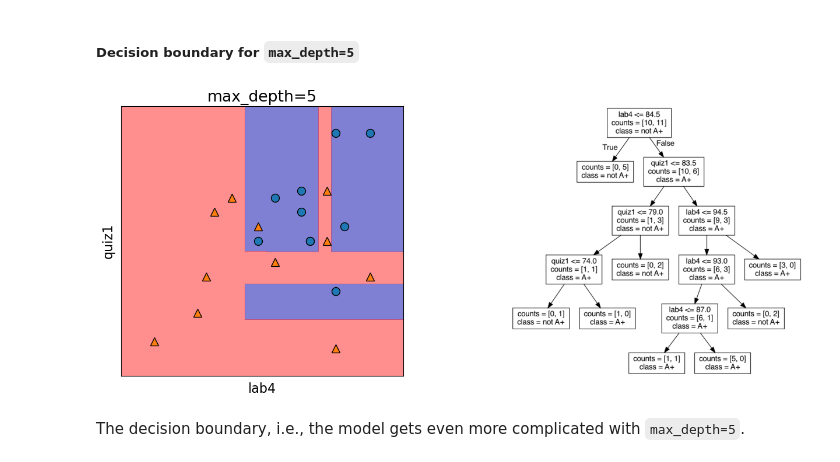
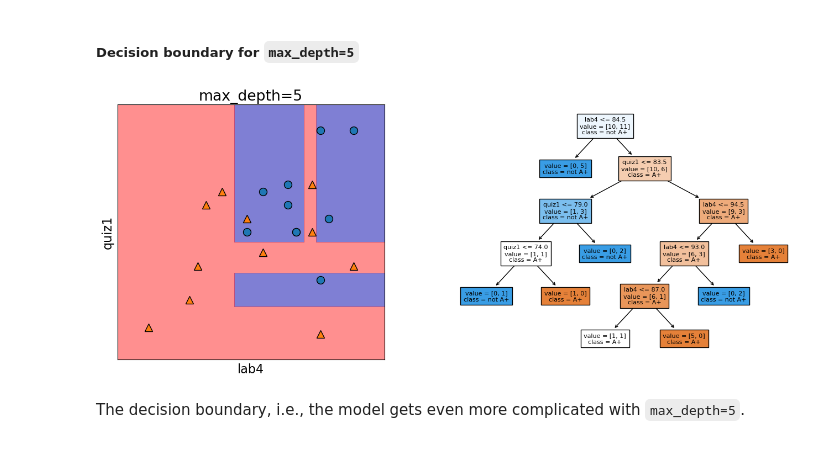
Before and after one commit to UBC-MDS/DSCI_571_sup-learn-1, a Jupyter notebook: lectures/01_terminology-baselines-decision-trees.ipynb, the cells around one changed output. Saved outputs shown, nothing was run; the diff lists cells and outputs as text; code cells hidden in the pictures.

```diff
--- a/lectures/01_terminology-baselines-decision-trees.ipynb
+++ b/lectures/01_terminology-baselines-decision-trees.ipynb
@@ -864,8 +913,8 @@ X_subset.head()
 # %%
 depth = 1  # decision stump
 model = DecisionTreeClassifier(max_depth=depth)
-model.fit(X_subset.values, y.values)
+model.fit(X_subset.values, y)
 plot_tree_decision_boundary_and_tree(
-    model, X_subset, y, x_label="lab4", y_label="quiz1"
+    model, X_subset, y, x_label="lab4", y_label="quiz1", fontsize=15
 )
 # %% [output]
@@ -877,8 +926,8 @@ In decision tree models, when we are working with only two features, the decisio
 ##### Decision boundary for `max_depth=2`
 # %%
 model = DecisionTreeClassifier(max_depth=2)
-model.fit(X_subset.values, y.values)
+model.fit(X_subset.values, y)
 plot_tree_decision_boundary_and_tree(
-    model, X_subset, y, x_label="lab4", y_label="quiz1"
+    model, X_subset, y, x_label="lab4", y_label="quiz1", fontsize=12
 )
 # %% [output]
@@ -889,12 +938,12 @@ The decision boundary, i.e., the model gets a bit more complicated.
 ##### Decision boundary for `max_depth=5`
 # %%
 model = DecisionTreeClassifier(max_depth=5)
-model.fit(X_subset.values, y.values)
+model.fit(X_subset.values, y)
 plot_tree_decision_boundary_and_tree(
-    model, X_subset, y, x_label="lab4", y_label="quiz1"
+    model, X_subset, y, x_label="lab4", y_label="quiz1", fontsize=8
 )
 # %% [output]
-[figure, old version]
+[figure, new version]
 # %% [markdown]
 The decision boundary, i.e., the model gets even more complicated with `max_depth=5`.
 # %% [markdown]
```
Also changed, not shown: parts of 36 cells of this notebook, 29 other files.
